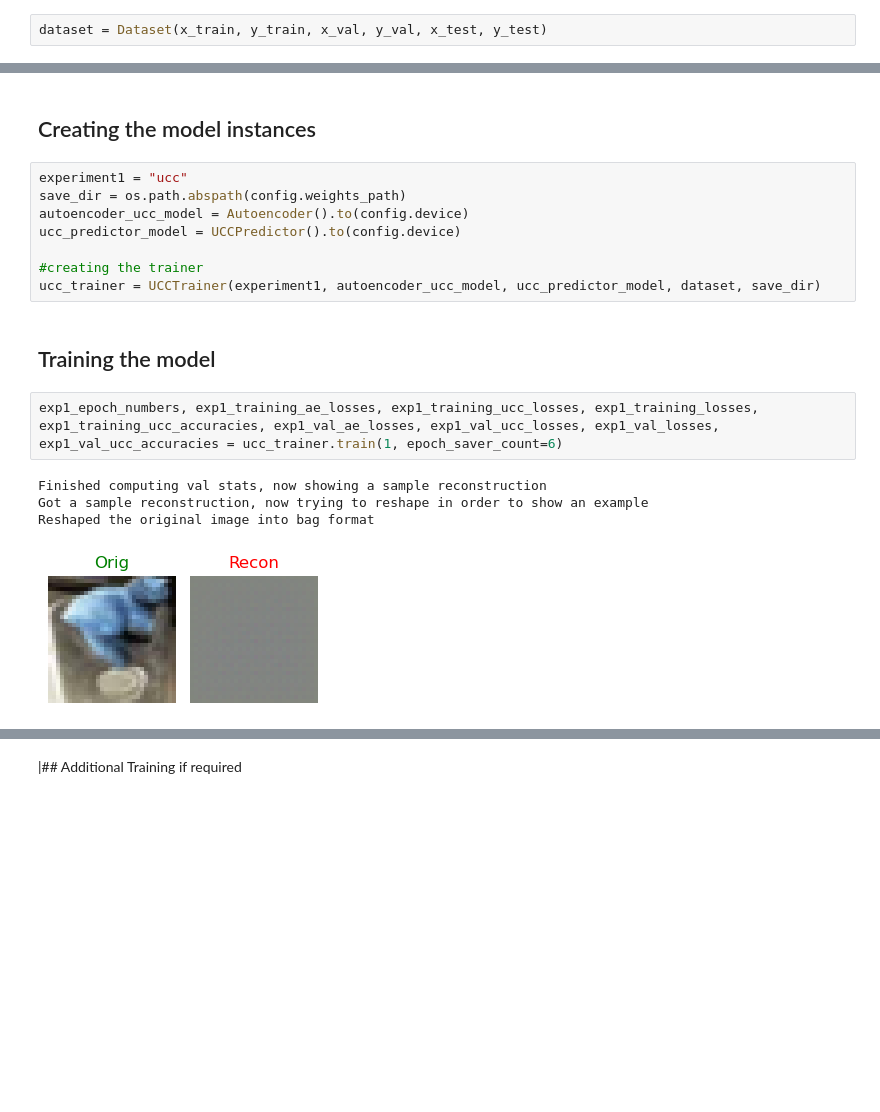
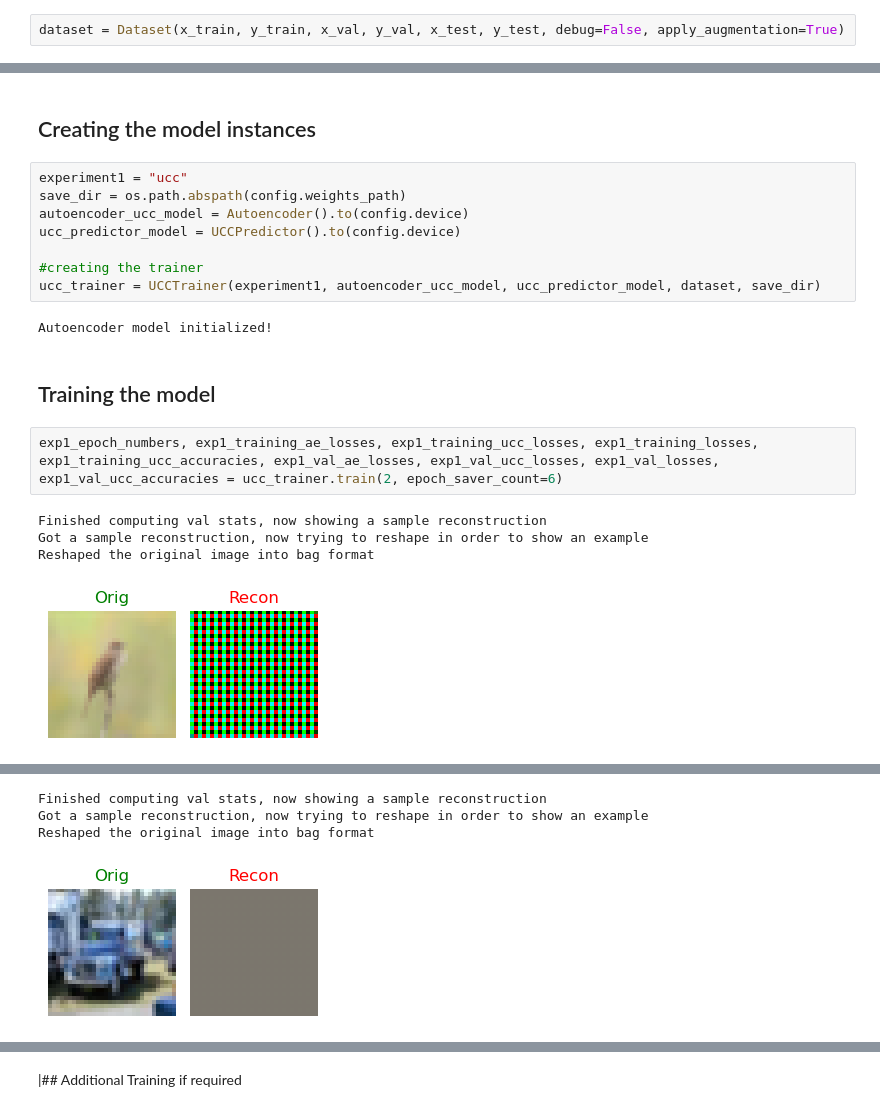
Before and after one commit to ParasharaRamesh/NUS-CS5242-Neural-Networks-and-Deep-Learning, a Jupyter notebook: Assignment 3 (CIFAR Clustering)/My test code/test.ipynb, the cells around one changed output, grey strips where cells are left out. Saved outputs shown, nothing was run; the diff lists cells and outputs as text; blank space fills up the shorter version.

```diff
--- a/Assignment 3 (CIFAR Clustering)/My test code/test.ipynb
+++ b/Assignment 3 (CIFAR Clustering)/My test code/test.ipynb
@@ -57,6 +57,6 @@ y_test shape: (10000, 1)
 # %% [markdown]
 ## Creating the dataset object
 # %%
-dataset = Dataset(x_train, y_train, x_val, y_val, x_test, y_test)
+dataset = Dataset(x_train, y_train, x_val, y_val, x_test, y_test, debug=False, apply_augmentation=True)
 # %% [output]
 Converted numpy to torch tensors
@@ -117,13 +124,15 @@ ucc_predictor_model = UCCPredictor().to(config.device)
 
 #creating the trainer
 ucc_trainer = UCCTrainer(experiment1, autoencoder_ucc_model, ucc_predictor_model, dataset, save_dir)
+# %% [output]
+Autoencoder model initialized!
 # %% [markdown]
 ## Training the model
 # %%
-exp1_epoch_numbers, exp1_training_ae_losses, exp1_training_ucc_losses, exp1_training_losses, exp1_training_ucc_accuracies, exp1_val_ae_losses, exp1_val_ucc_losses, exp1_val_losses, exp1_val_ucc_accuracies = ucc_trainer.train(1, epoch_saver_count=6)
+exp1_epoch_numbers, exp1_training_ae_losses, exp1_training_ucc_losses, exp1_training_losses, exp1_training_ucc_accuracies, exp1_val_ae_losses, exp1_val_ucc_losses, exp1_val_losses, exp1_val_ucc_accuracies = ucc_trainer.train(2, epoch_saver_count=6)
 # %% [output]
 Finished computing val stats, now showing a sample reconstruction
 Got a sample reconstruction, now trying to reshape in order to show an example
 Reshaped the original image into bag format
-[figure, old version]
+[figure, new version]
 # Epoch 1
@@ -132 +141,5 @@ Reshaped the original image into bag format
 ------------------------------------------------------------
+Finished computing val stats, now showing a sample reconstruction
+Got a sample reconstruction, now trying to reshape in order to show an example
+Reshaped the original image into bag format
+[figure, added]
```
Also changed, not shown: parts of 8 cells of this notebook, 5 other files.
